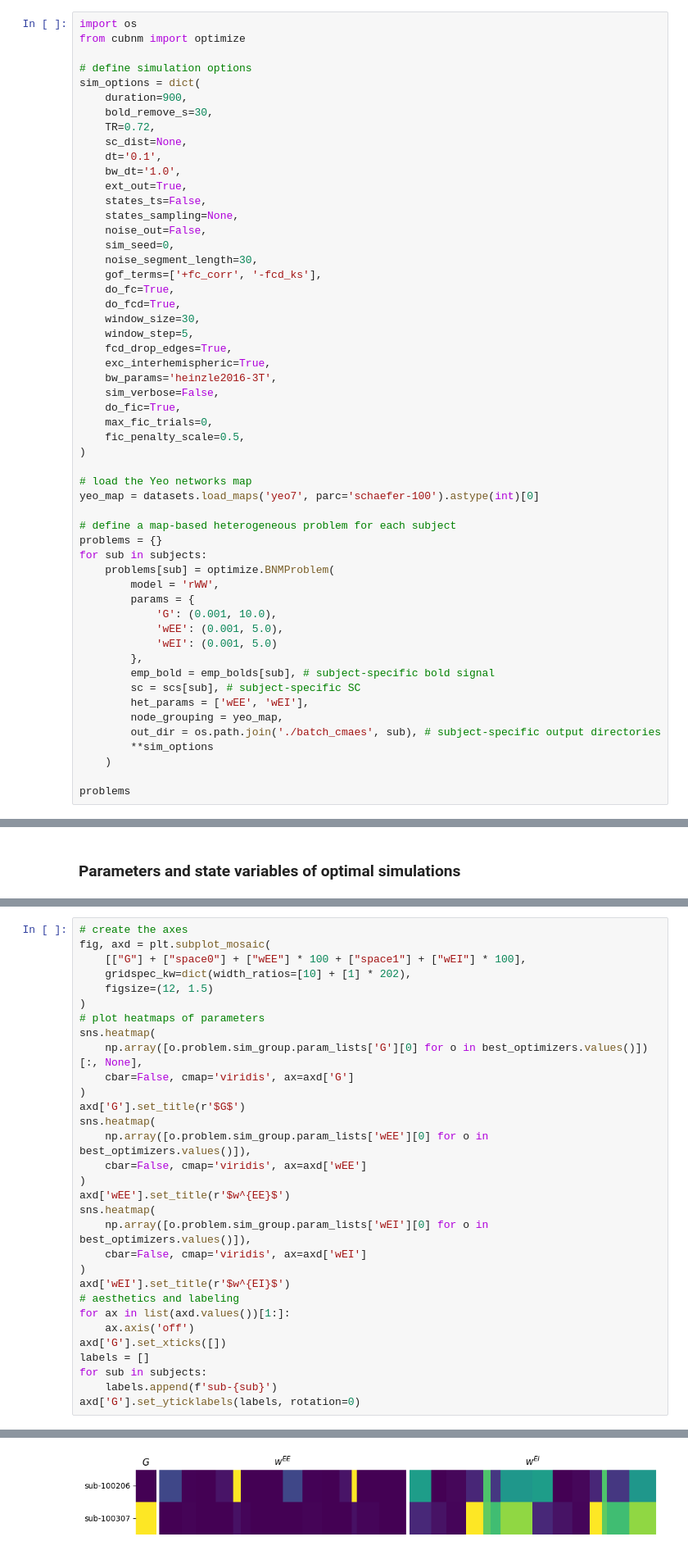
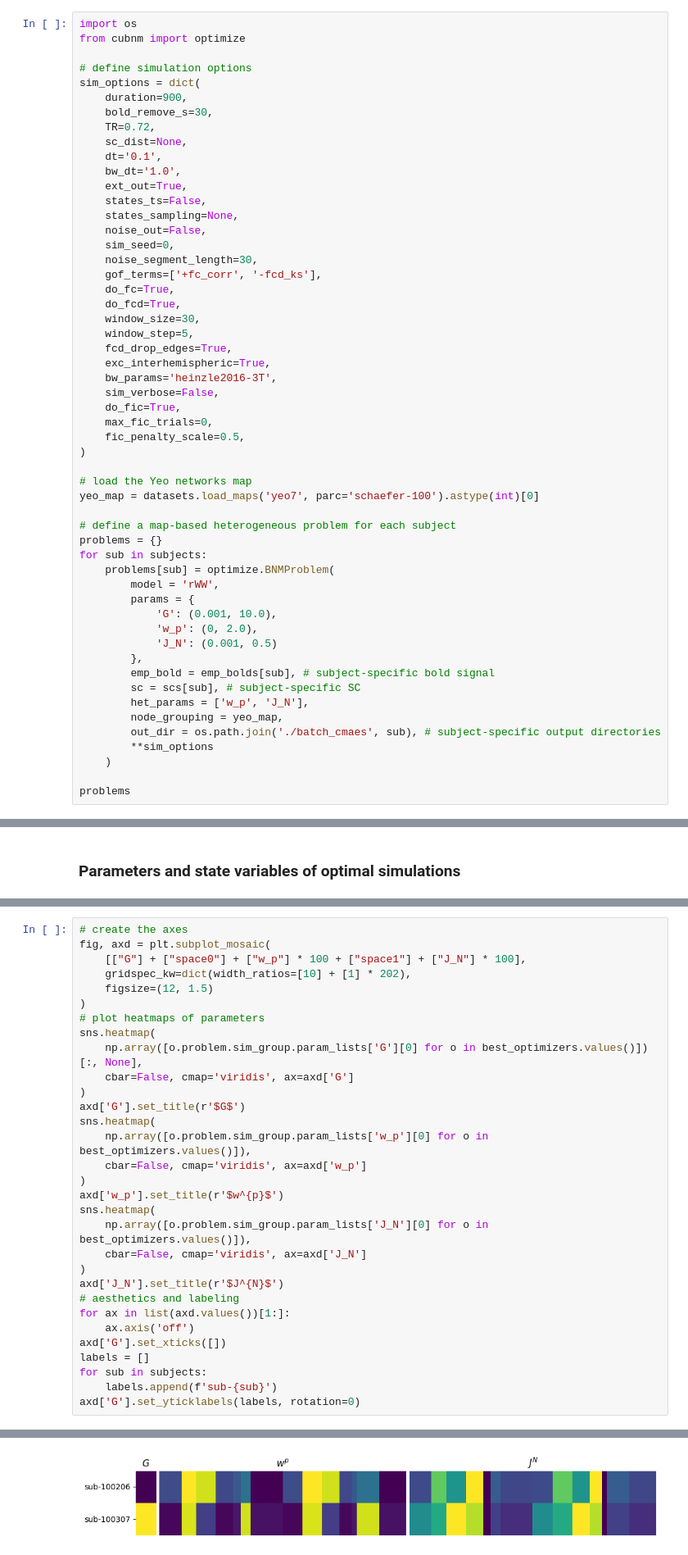
Before and after one commit to amnsbr/cubnm, a Jupyter notebook: docs/tutorials/batch_optimize.ipynb, the cells around one changed output, grey strips where cells are left out. Shown at 82% size. Saved outputs shown, nothing was run; the diff lists cells and outputs as text.

```diff
--- a/docs/tutorials/batch_optimize.ipynb
+++ b/docs/tutorials/batch_optimize.ipynb
@@ -98,12 +98,12 @@ for sub in subjects:
         model = 'rWW',
         params = {
             'G': (0.001, 10.0),
-            'wEE': (0.001, 5.0),
-            'wEI': (0.001, 5.0)
+            'w_p': (0, 2.0),
+            'J_N': (0.001, 0.5)
         },
         emp_bold = emp_bolds[sub], # subject-specific bold signal
         sc = scs[sub], # subject-specific SC
-        het_params = ['wEE', 'wEI'],
+        het_params = ['w_p', 'J_N'],
         node_grouping = yeo_map,
         out_dir = os.path.join('./batch_cmaes', sub), # subject-specific output directories
         **sim_options
@@ -291,37 +289,37 @@ We now visualize the global coupling parameter $G$ and the regional values of $w
 # %%
 # create the axes
 fig, axd = plt.subplot_mosaic(
-    [["G"] + ["space0"] + ["wEE"] * 100 + ["space1"] + ["wEI"] * 100],
+    [["G"] + ["space0"] + ["w_p"] * 100 + ["space1"] + ["J_N"] * 100],
     gridspec_kw=dict(width_ratios=[10] + [1] * 202),
     figsize=(12, 1.5)
 )
 # plot heatmaps of parameters
 sns.heatmap(
     np.array([o.problem.sim_group.param_lists['G'][0] for o in best_optimizers.values()])[:, None],
     cbar=False, cmap='viridis', ax=axd['G']
 )
 axd['G'].set_title(r'$G$')
 sns.heatmap(
-    np.array([o.problem.sim_group.param_lists['wEE'][0] for o in best_optimizers.values()]),
-    cbar=False, cmap='viridis', ax=axd['wEE']
+    np.array([o.problem.sim_group.param_lists['w_p'][0] for o in best_optimizers.values()]),
+    cbar=False, cmap='viridis', ax=axd['w_p']
 )
-axd['wEE'].set_title(r'$w^{EE}$')
+axd['w_p'].set_title(r'$w^{p}$')
 sns.heatmap(
-    np.array([o.problem.sim_group.param_lists['wEI'][0] for o in best_optimizers.values()]),
-    cbar=False, cmap='viridis', ax=axd['wEI']
+    np.array([o.problem.sim_group.param_lists['J_N'][0] for o in best_optimizers.values()]),
+    cbar=False, cmap='viridis', ax=axd['J_N']
 )
-axd['wEI'].set_title(r'$w^{EI}$')
+axd['J_N'].set_title(r'$J^{N}$')
 # aesthetics and labeling
 for ax in list(axd.values())[1:]:
     ax.axis('off')
 axd['G'].set_xticks([])
 labels = []
 for sub in subjects:
     labels.append(f'sub-{sub}')
 axd['G'].set_yticklabels(labels, rotation=0)
 # %% [output]
 [Text(0, 0.5, 'sub-100206'), Text(0, 1.5, 'sub-100307')]
-[figure, old version]
+[figure, new version]
 # %% [markdown]
 Similarly, we can also visualize node-wise time-averaged values of a model state, such as the input to excitatory neuronal ensembles $I^E$, for each optimal simulation.
 # %%
```
Also changed, not shown: parts of 8 cells of this notebook, 21 other files.
